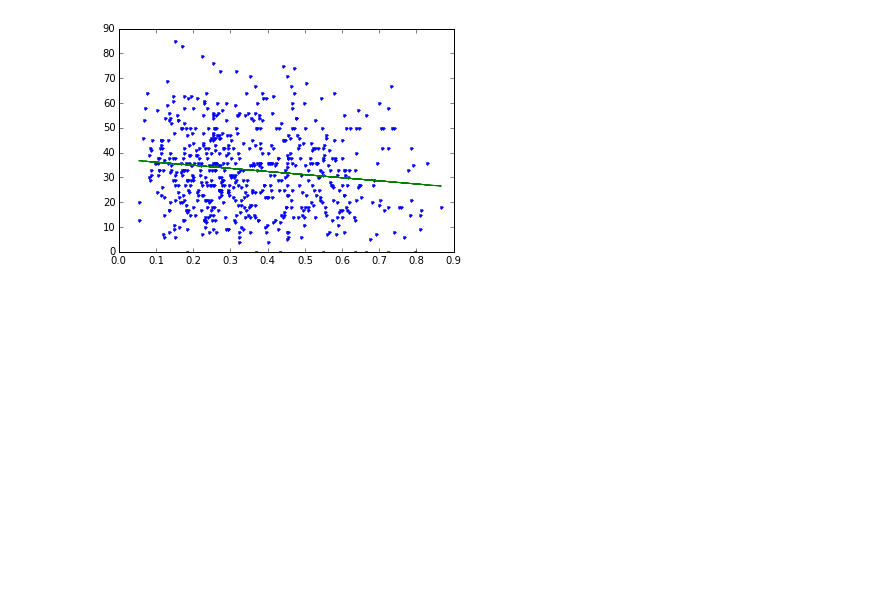
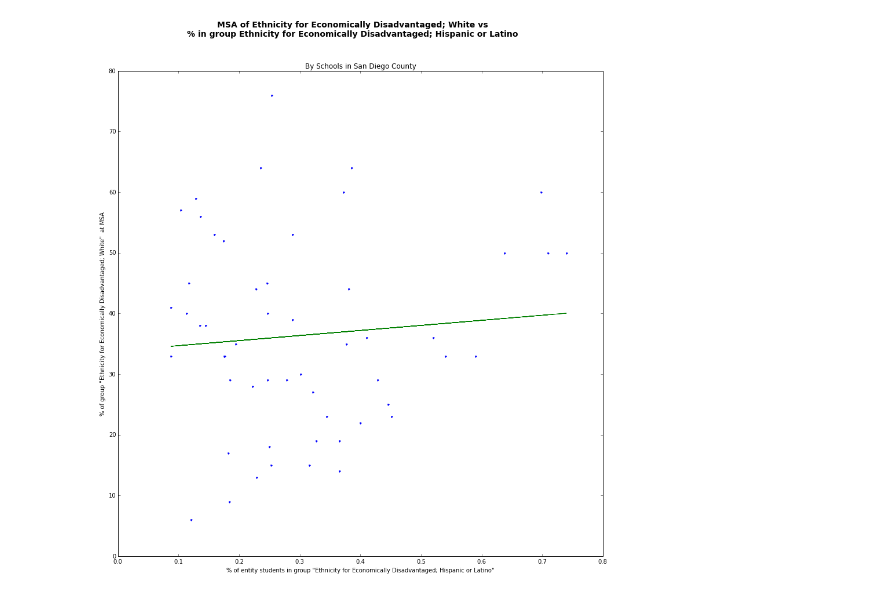
Before and after one commit to sandiegodata-projects/333-CAASPP, a Jupyter notebook: eric/Scatter.ipynb, the cells around one changed output. Saved outputs shown, nothing was run; the diff lists cells and outputs as text; code cells hidden in the pictures; blank space fills up the shorter version.

Commit message:
Added labels to scatterplots

```diff
--- a/eric/Scatter.ipynb
+++ b/eric/Scatter.ipynb
@@ -32,8 +49,11 @@ subgroup_names = subgroups.to_dict()['title']
 df['pct_subgroup'] = df['Total Tested At Subgroup Level'] / df['Total Tested At Entity Level']
 # %%
 def geo_decomp(grade):
+    """Decompose the dataframe into entries for school, district and county. Also create pivoted version of each,
+    where the subgroups are seperated into columns on the pct_msa field. """
+
     def subset(grade, df):
-
+        """Make Pretty column names and select the grade. """
 
         dfs = df[['cds', 'County Code', 'Subgroup ID', 'pct_subgroup', 'Grade','Mean Scale Score',
              'Percentage Standard Met and Above']]
@@ -53,6 +73,8 @@ def geo_decomp(grade):
     return (states, counties, counties_p, districts, districts_p, schools, schools_p)
 
 def munge_sg_cols(df):
+    """Change the subgroup numbers in column numbers ( in the pivoted versions of the outputs from geo_decomp() )
+    to human-friendly names"""
     df.columns = [ subgroup_names.get(e,e).strip().strip('"') for e in df.columns ]
     return df
 # %%
@@ -92,5 +159,5 @@ fit_plot(222, 31) # Economically disadvantaged vs % asian
 # %%
-fit_plot(204, 206) # ED Whites vs % ED Hispanic
+fit_plot_sd_schools(204, 206) # ED Whites vs % ED Hispanic
 # %% [output]
-[figure, old version]
+[figure, new version]
 # %%
```
Also changed, not shown: parts of 12 cells of this notebook.
